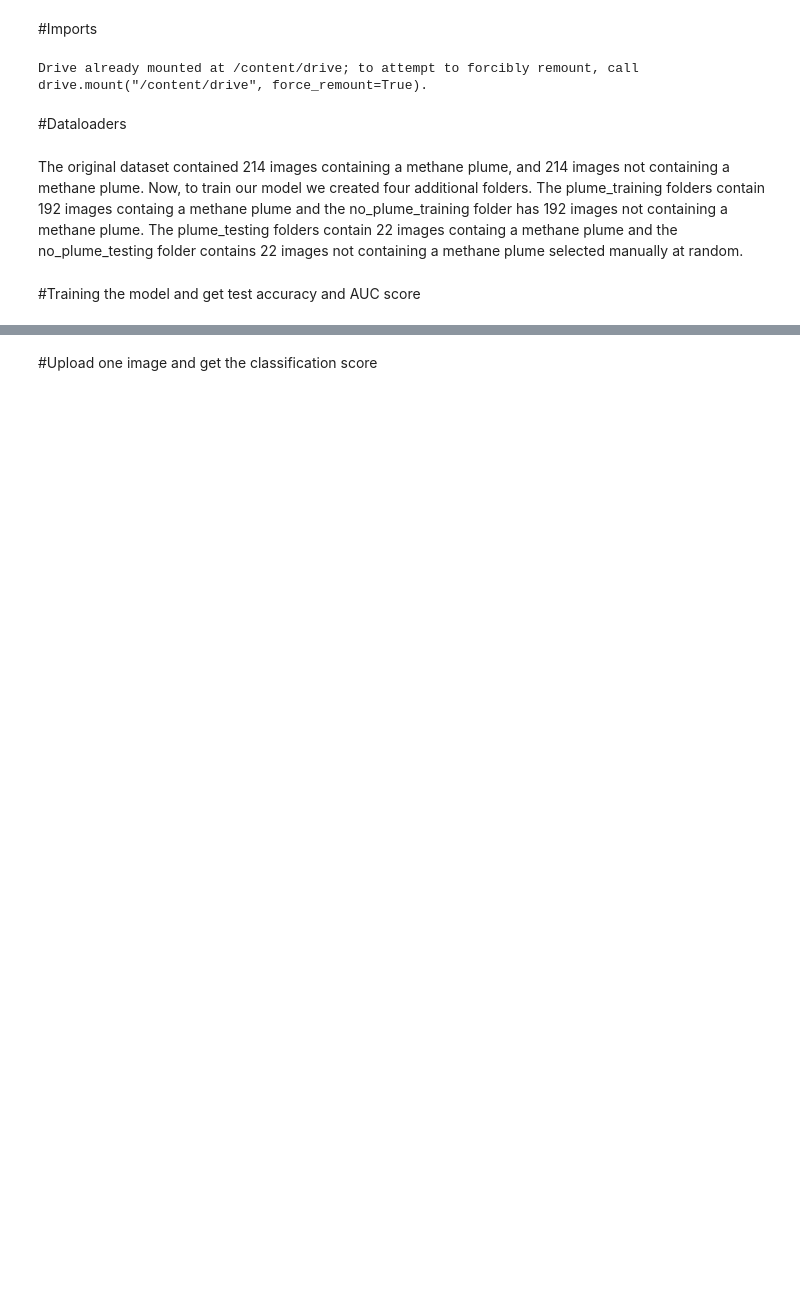
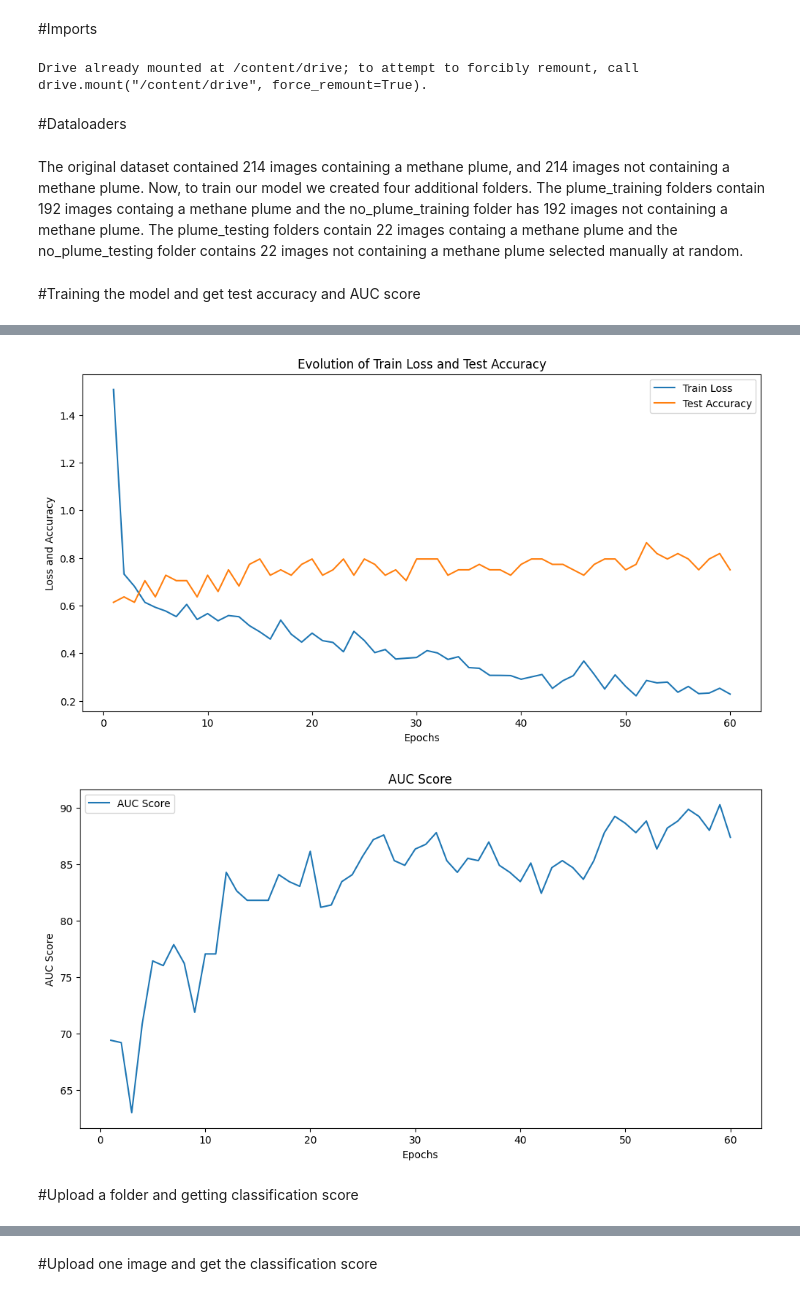
Before and after one commit to dasjyotishka/Methane-plume-detection-from-satellite-images, a Jupyter notebook: Methane_Acc_84_AUC_89_Epoch_49.ipynb, the cells around one changed output, grey strips where cells are left out. Cells and saved outputs as stored; diff of their text form; code cells hidden in the pictures; blank space fills up the shorter version.

```diff
--- a/Methane_Acc_84_AUC_89_Epoch_49.ipynb
+++ b/Methane_Acc_84_AUC_89_Epoch_49.ipynb
@@ -22,7 +23,7 @@ import matplotlib.pyplot as plt
 #batch_size = 64
 batch_size = 32
 learning_rate = 0.001
-num_epochs = 50
+num_epochs = 60
 device = torch.device("cuda" if torch.cuda.is_available() else "cpu")
 
 # Define dataset class
@@ -114,10 +115,19 @@ def evaluate(model, loader):
 # %% [markdown]
 #Training the model and get test accuracy and AUC score
 # %%
+import matplotlib.pyplot as plt
+
+# Lists to store the loss and AUC scores
+train_losses = []
+test_losses = []
+auc_scores = []
+test_acc = []
+
 # Train the model
 for epoch in range(num_epochs):
     model.train()
     train_loss = 0.0
+    test_loss = 0.0
     for images, labels in train_loader:
         images = images.to(device)
         labels = labels.to(device)
@@ -129,5 +139,12 @@ for epoch in range(num_epochs):
         train_loss += loss.item() * images.size(0)
     train_loss /= len(train_dataset)
     test_accuracy, test_auc_score = evaluate(model, test_loader)
+
+    # Store the loss and AUC score for plotting
+    train_losses.append(train_loss)
+    test_losses.append(test_loss)
+    auc_scores.append(test_auc_score)
+    test_acc.append(test_accuracy)
+
     print(f"Epoch {epoch+1}/{num_epochs}, Train Loss: {train_loss:.4f}, Test Accuracy: {test_accuracy:.2f}, Test AUC: {test_auc_score:.2f}%")
 # %% [output]
@@ -151,3 +168,29 @@ Epoch 50/50, Train Loss: 0.3351, Test Accuracy: 0.75, Test AUC: 86.98%
+# %%
+# Plotting the training loss and test loss
+epochs = range(1, num_epochs+1)
+
+plt.figure(figsize=(12, 6))
+plt.plot(epochs, train_losses, label='Train Loss')
+plt.plot(epochs, test_acc, label='Test Accuracy')
+plt.xlabel('Epochs')
+plt.ylabel('Loss and Accuracy')
+plt.title('Evolution of Train Loss and Test Accuracy')
+plt.legend()
+plt.show()
+
+# Plotting the AUC score
+plt.figure(figsize=(12, 6))
+plt.plot(epochs, auc_scores, label='AUC Score')
+plt.xlabel('Epochs')
+plt.ylabel('AUC Score')
+plt.title('AUC Score')
+plt.legend()
+plt.show()
+# %% [output]
+[figure, added]
+[figure, added]
 # %%
 best_model_path = "/content/drive/MyDrive/QB/models/model_Epoch_50_AUC_90.pt"
 torch.save(model.state_dict(), best_model_path)
+# %% [markdown]
+#Upload a folder and getting classification score
```
Also changed, not shown: parts of 15 cells of this notebook.
